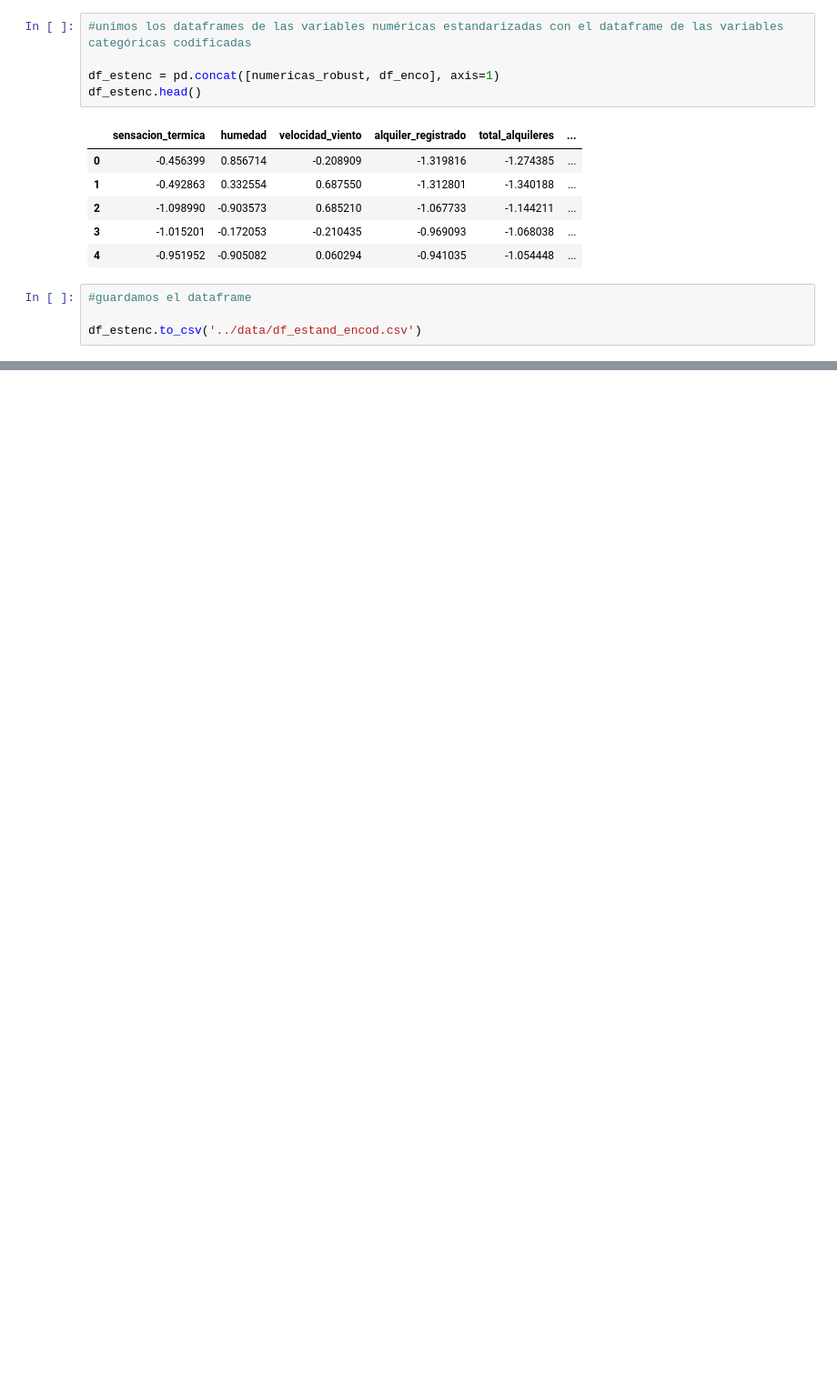
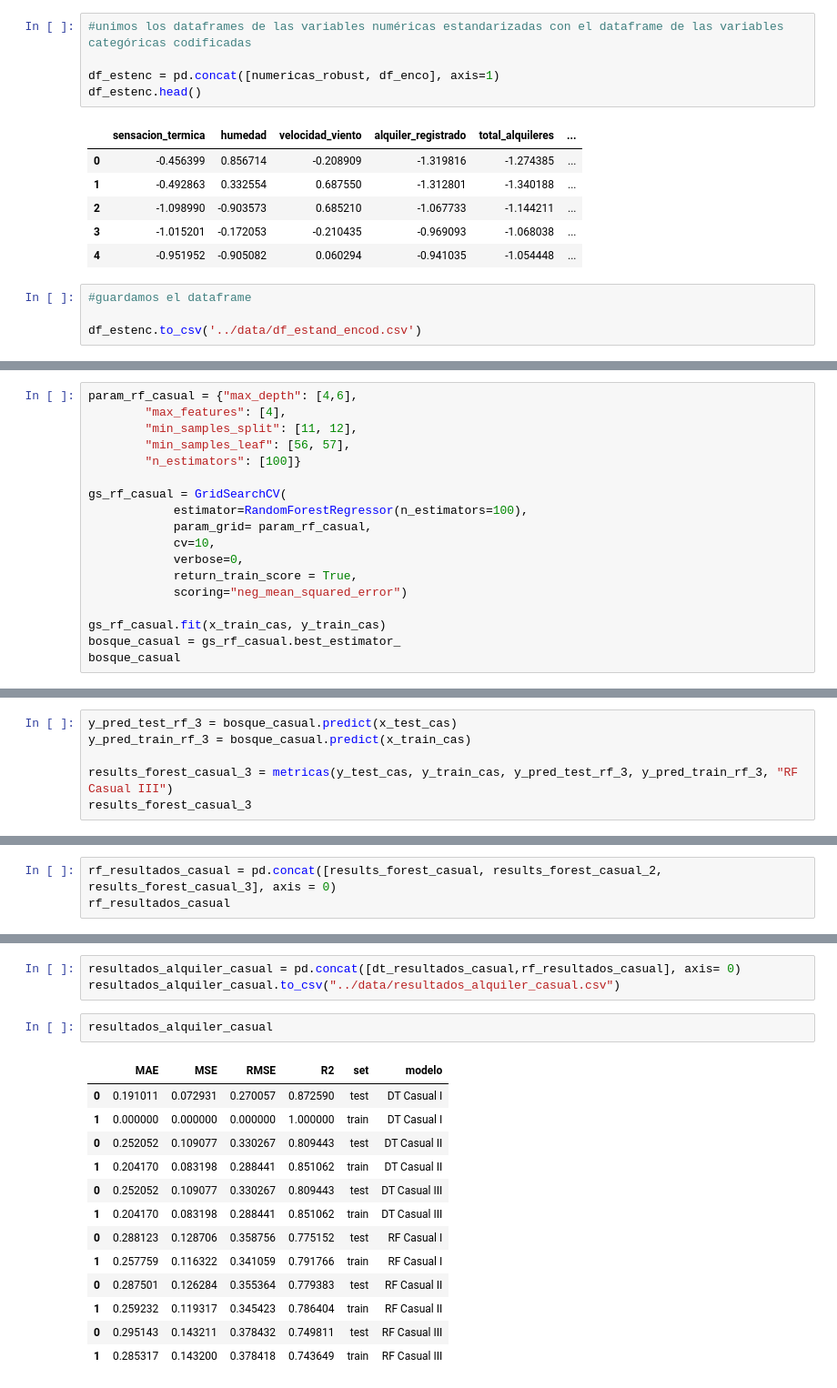
Before and after one commit to LourdesBoj/promoE-modulo3-proyecto-equipo3-Andrea-Catalina-Lourdes-AnaLopez, a Jupyter notebook: notebooks/modelo_1.ipynb, the cells around one changed output, grey strips where cells are left out. Shown at 91% size. Drawn from its saved outputs; the diff is of its cells as text; blank space fills up the shorter version.

```diff
--- a/notebooks/modelo_1.ipynb
+++ b/notebooks/modelo_1.ipynb
@@ -257,0 +497,18 @@ df_estenc.to_csv('../data/df_estand_encod.csv')
+# %%
+param_rf_casual = {"max_depth": [4,6],
+        "max_features": [4],
+        "min_samples_split": [11, 12],
+        "min_samples_leaf": [56, 57],
+        "n_estimators": [100]}
+
+gs_rf_casual = GridSearchCV(
+            estimator=RandomForestRegressor(n_estimators=100),
+            param_grid= param_rf_casual,
+            cv=10,
+            verbose=0,
+            return_train_score = True,
+            scoring="neg_mean_squared_error")
+
+gs_rf_casual.fit(x_train_cas, y_train_cas)
+bosque_casual = gs_rf_casual.best_estimator_
+bosque_casual
@@ -257,0 +518,6 @@ df_estenc.to_csv('../data/df_estand_encod.csv')
+# %%
+y_pred_test_rf_3 = bosque_casual.predict(x_test_cas)
+y_pred_train_rf_3 = bosque_casual.predict(x_train_cas)
+
+results_forest_casual_3 = metricas(y_test_cas, y_train_cas, y_pred_test_rf_3, y_pred_train_rf_3, "RF Casual III")
+results_forest_casual_3
@@ -257,0 +528,3 @@ df_estenc.to_csv('../data/df_estand_encod.csv')
+# %%
+rf_resultados_casual = pd.concat([results_forest_casual, results_forest_casual_2, results_forest_casual_3], axis = 0)
+rf_resultados_casual
@@ -257,0 +539,19 @@ df_estenc.to_csv('../data/df_estand_encod.csv')
+# %%
+resultados_alquiler_casual = pd.concat([dt_resultados_casual,rf_resultados_casual], axis= 0)
+resultados_alquiler_casual.to_csv("../data/resultados_alquiler_casual.csv")
+# %%
+resultados_alquiler_casual
+# %% [output]
+|  | MAE | MSE | RMSE | R2 | set | modelo |
+| 0 | 0.191011 | 0.072931 | 0.270057 | 0.872590 | test | DT Casual I |
+| 1 | 0.000000 | 0.000000 | 0.000000 | 1.000000 | train | DT Casual I |
+| 0 | 0.252052 | 0.109077 | 0.330267 | 0.809443 | test | DT Casual II |
+| 1 | 0.204170 | 0.083198 | 0.288441 | 0.851062 | train | DT Casual II |
+| 0 | 0.252052 | 0.109077 | 0.330267 | 0.809443 | test | DT Casual III |
+| 1 | 0.204170 | 0.083198 | 0.288441 | 0.851062 | train | DT Casual III |
+| 0 | 0.288123 | 0.128706 | 0.358756 | 0.775152 | test | RF Casual I |
+| 1 | 0.257759 | 0.116322 | 0.341059 | 0.791766 | train | RF Casual I |
+| 0 | 0.287501 | 0.126284 | 0.355364 | 0.779383 | test | RF Casual II |
+| 1 | 0.259232 | 0.119317 | 0.345423 | 0.786404 | train | RF Casual II |
+| 0 | 0.295143 | 0.143211 | 0.378432 | 0.749811 | test | RF Casual III |
+| 1 | 0.285317 | 0.143200 | 0.378418 | 0.743649 | train | RF Casual III |
```
Also changed, not shown: parts of 44 cells of this notebook, 11 other files.
